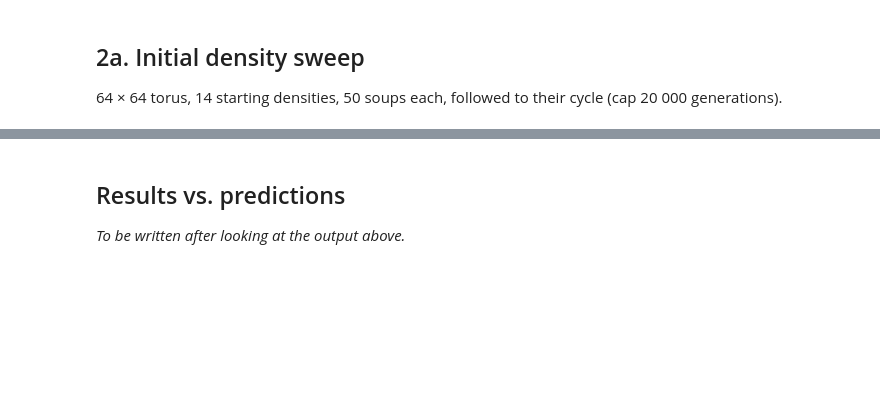
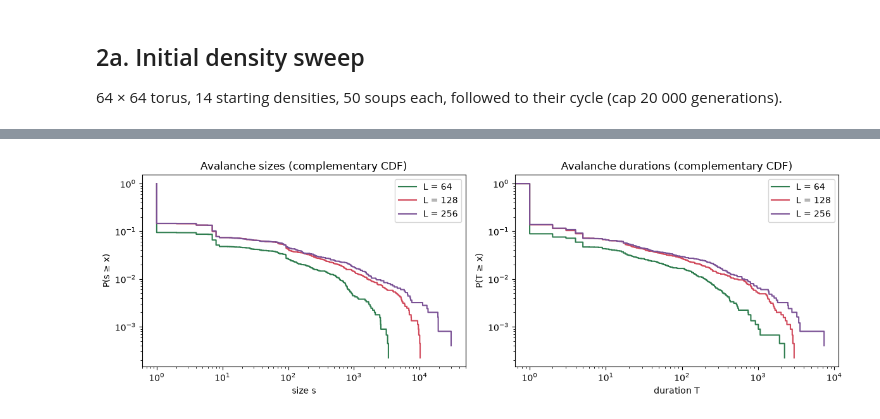
Before and after one commit to FreeyaFly/conway-game-of-life, a Jupyter notebook: notebooks/02_criticality.ipynb, the cells around one changed output, grey strips where cells are left out. Saved outputs shown, nothing was run; the diff lists cells and outputs as text; code cells hidden in the pictures; blank space fills up the shorter version.

```diff
--- a/notebooks/02_criticality.ipynb
+++ b/notebooks/02_criticality.ipynb
@@ -235,4 +292,18 @@ print(f"period of the final torus state: {final_cycle.period}")
-# %% [markdown]
-## Results vs. predictions
-
-*To be written after looking at the output above.*
+# %%
+fig, axes = plt.subplots(1, 2, figsize=(12, 4))
+for ax, col, label in [(axes[0], 2, "size s"), (axes[1], 3, "duration T")]:
+    for L in fits:
+        rows, _ = usable(L)
+        values = np.sort(rows[:, col])
+        ccdf = 1.0 - np.arange(len(values)) / len(values)
+        ax.loglog(values, ccdf, drawstyle="steps-post", color=colors[L], label=f"L = {L}")
+    ax.set_xlabel(label)
+    ax.set_ylabel(f"P({label.split()[-1]} ≥ x)")
+    ax.legend()
+axes[0].set_title("Avalanche sizes (complementary CDF)")
+axes[1].set_title("Avalanche durations (complementary CDF)")
+fig.tight_layout()
+fig.savefig(FIGURES / "exp02_avalanches.png", dpi=150)
+plt.show()
+# %% [output]
+[figure, added]
```
Also changed, not shown: parts of 16 cells of this notebook, 17 other files.
